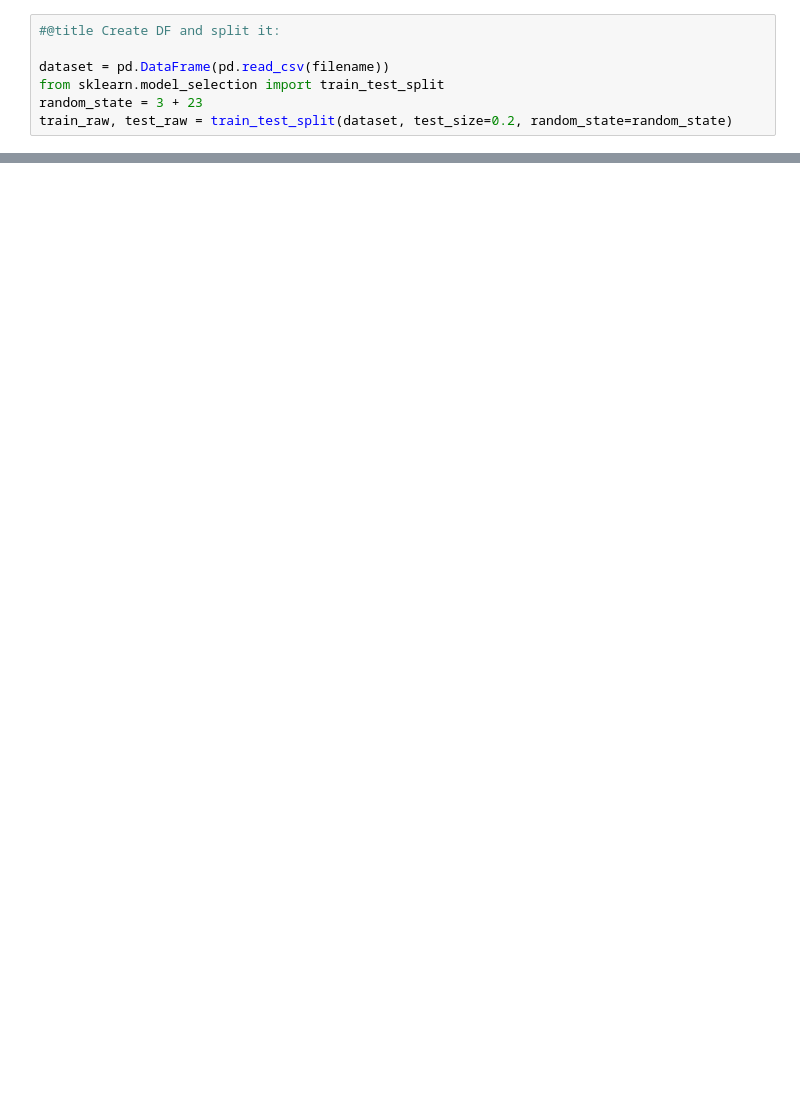
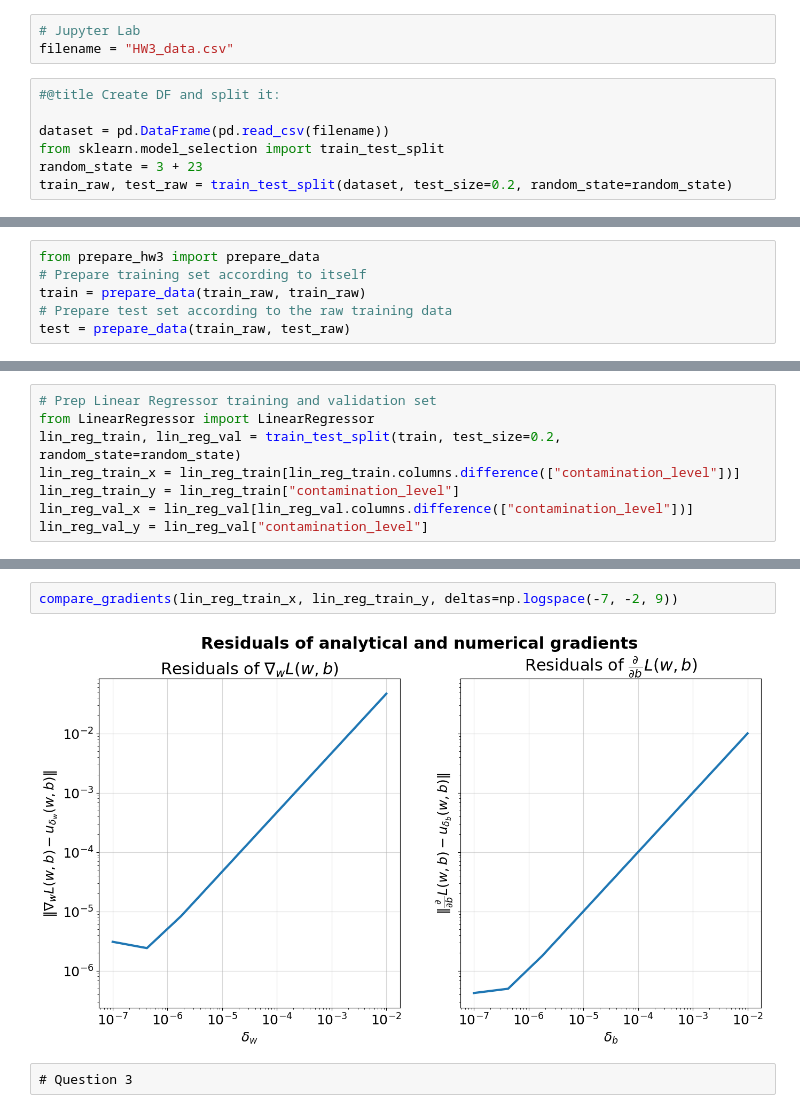
Before and after one commit to Ofir-Manor/Long3, a Jupyter notebook: 316084623-311288203.ipynb, the cells around one changed output, grey strips where cells are left out. Drawn from its saved outputs; the diff is of its cells as text; blank space fills up the shorter version.

```diff
--- a/316084623-311288203.ipynb
+++ b/316084623-311288203.ipynb
@@ -36,3 +40,6 @@ filename = list(uploadedData)[0]
+# %%
+# Jupyter Lab
+filename = "HW3_data.csv"
 # %%
 #@title Create DF and split it:
 
@@ -44,0 +52,6 @@ train_raw, test_raw = train_test_split(dataset, test_size=0.2, random_state=rand
+# %%
+from prepare_hw3 import prepare_data
+# Prepare training set according to itself
+train = prepare_data(train_raw, train_raw)
+# Prepare test set according to the raw training data
+test = prepare_data(train_raw, test_raw)
@@ -44,0 +60,8 @@ train_raw, test_raw = train_test_split(dataset, test_size=0.2, random_state=rand
+# %%
+# Prep Linear Regressor training and validation set
+from LinearRegressor import LinearRegressor
+lin_reg_train, lin_reg_val = train_test_split(train, test_size=0.2, random_state=random_state)
+lin_reg_train_x = lin_reg_train[lin_reg_train.columns.difference(["contamination_level"])]
+lin_reg_train_y = lin_reg_train["contamination_level"]
+lin_reg_val_x = lin_reg_val[lin_reg_val.columns.difference(["contamination_level"])]
+lin_reg_val_y = lin_reg_val["contamination_level"]
@@ -44,0 +133,6 @@ train_raw, test_raw = train_test_split(dataset, test_size=0.2, random_state=rand
+# %%
+compare_gradients(lin_reg_train_x, lin_reg_train_y, deltas=np.logspace(-7, -2, 9))
+# %% [output]
+[figure, added]
+# %% [raw]
+# Question 3
```
Also changed, not shown: parts of 8 cells of this notebook, 2 other files.
